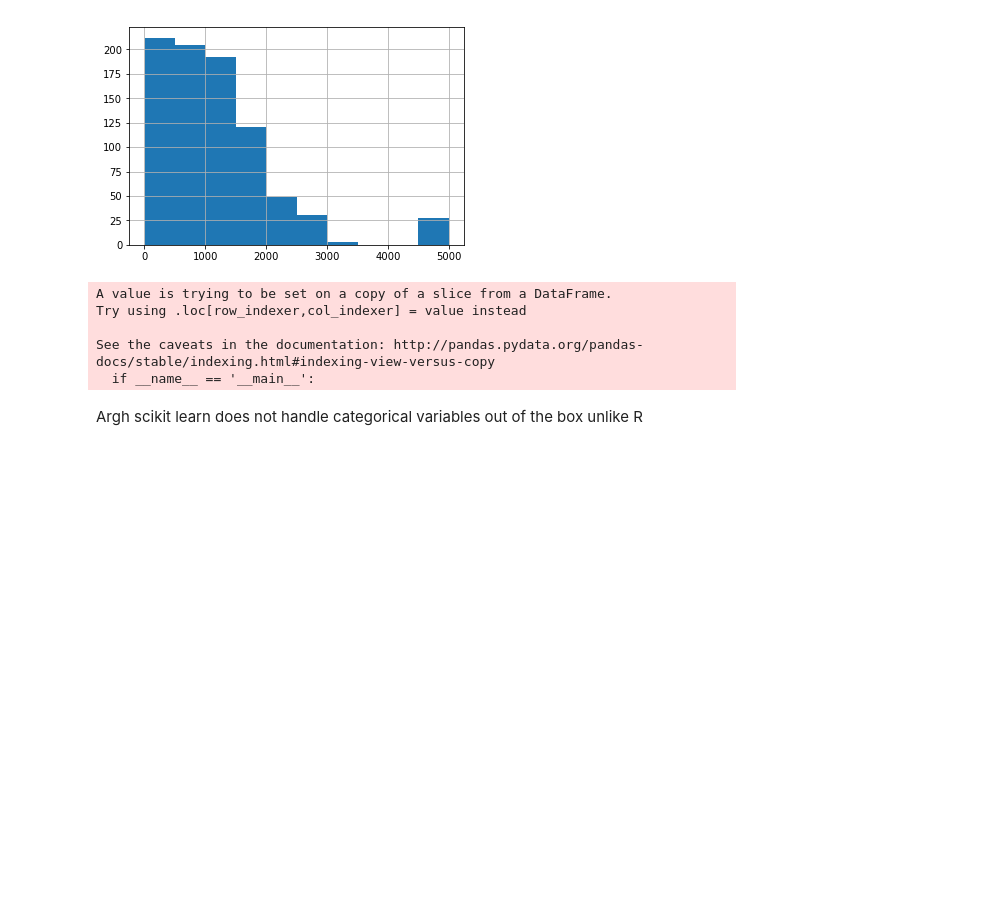
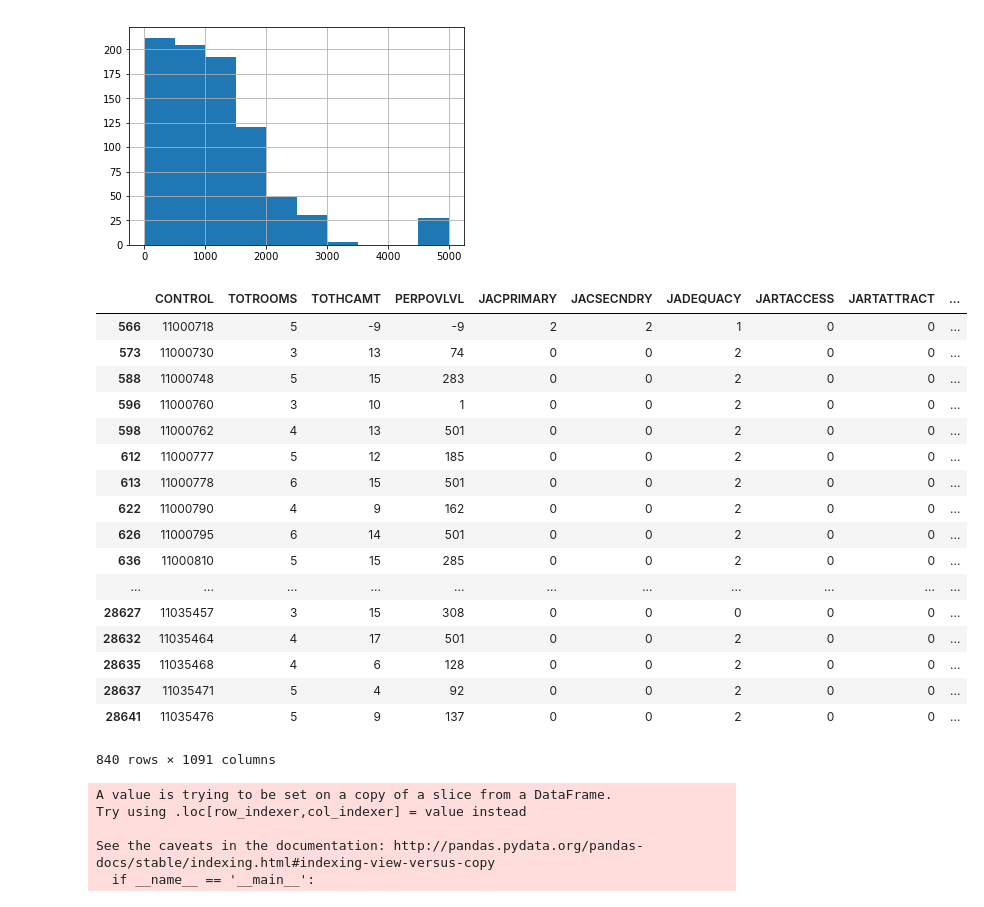
Before and after one commit to weizhongg/misc, a Jupyter notebook: CS 506 - Initial checkpoints.ipynb, the cells around one changed output. Saved outputs shown, nothing was run; the diff lists cells and outputs as text; code cells hidden in the pictures; blank space fills up the shorter version.

```diff
--- a/CS 506 - Initial checkpoints.ipynb
+++ b/CS 506 - Initial checkpoints.ipynb
@@ -13,6 +40,27 @@ plt.show()
 [figure]
 # %%
 d = c[(c.OMB13CBSA == 14460) & (c.RENT > 0)]
+# %%
+d
+# %% [output]
+|  | CONTROL | TOTROOMS | TOTHCAMT | PERPOVLVL | JACPRIMARY | JACSECNDRY | JADEQUACY | JARTACCESS | JARTATTRACT | ... |
+| 566 | 11000718 | 5 | -9 | -9 | 2 | 2 | 1 | 0 | 0 | ... |
+| 573 | 11000730 | 3 | 13 | 74 | 0 | 0 | 2 | 0 | 0 | ... |
+| 588 | 11000748 | 5 | 15 | 283 | 0 | 0 | 2 | 0 | 0 | ... |
+| 596 | 11000760 | 3 | 10 | 1 | 0 | 0 | 2 | 0 | 0 | ... |
+| 598 | 11000762 | 4 | 13 | 501 | 0 | 0 | 2 | 0 | 0 | ... |
+| 612 | 11000777 | 5 | 12 | 185 | 0 | 0 | 2 | 0 | 0 | ... |
+| 613 | 11000778 | 6 | 15 | 501 | 0 | 0 | 2 | 0 | 0 | ... |
+| 622 | 11000790 | 4 | 9 | 162 | 0 | 0 | 2 | 0 | 0 | ... |
+| 626 | 11000795 | 6 | 14 | 501 | 0 | 0 | 2 | 0 | 0 | ... |
+| 636 | 11000810 | 5 | 15 | 285 | 0 | 0 | 2 | 0 | 0 | ... |
+| ... | ... | ... | ... | ... | ... | ... | ... | ... | ... | ... |
+| 28627 | 11035457 | 3 | 15 | 308 | 0 | 0 | 0 | 0 | 0 | ... |
+| 28632 | 11035464 | 4 | 17 | 501 | 0 | 0 | 2 | 0 | 0 | ... |
+| 28635 | 11035468 | 4 | 6 | 128 | 0 | 0 | 2 | 0 | 0 | ... |
+| 28637 | 11035471 | 5 | 4 | 92 | 0 | 0 | 2 | 0 | 0 | ... |
+| 28641 | 11035476 | 5 | 9 | 137 | 0 | 0 | 2 | 0 | 0 | ... |
+840 rows × 1091 columns
 # %%
 d['isexpensive'] = d.RENT > 1000
 # %% [output]
@@ -26,2 +71,0 @@ columns = list(c.columns)
-# %% [markdown]
-Argh scikit learn does not handle categorical variables out of the box unlike R
```
Also changed, not shown: parts of 9 cells of this notebook.
